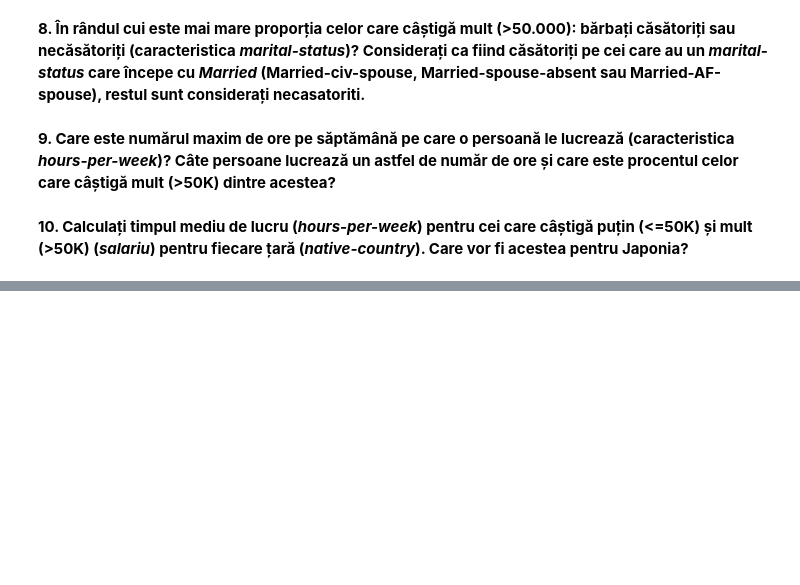
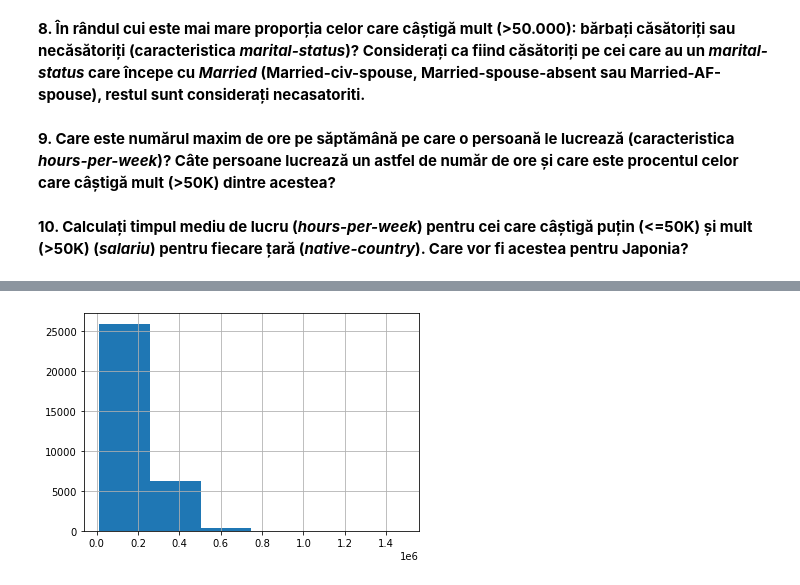
Before and after one commit to dianaartiom/machine_learning_with_python, a Jupyter notebook: lesson03/notebooks/L3HW3_1_Pandas_and_UCI_adult_dataset.ipynb, the cells around one changed output, grey strips where cells are left out. Drawn from its saved outputs; the diff is of its cells as text; code cells hidden in the pictures; blank space fills up the shorter version.

```diff
--- a/lesson03/notebooks/L3HW3_1_Pandas_and_UCI_adult_dataset.ipynb
+++ b/lesson03/notebooks/L3HW3_1_Pandas_and_UCI_adult_dataset.ipynb
@@ -69,0 +74,4 @@ data.head()
+# %%
+data["fnlwgt"].hist(bins=6);
+# %% [output]
+[figure, added]
```
Also changed, not shown: parts of 11 cells of this notebook, 4 other files.
